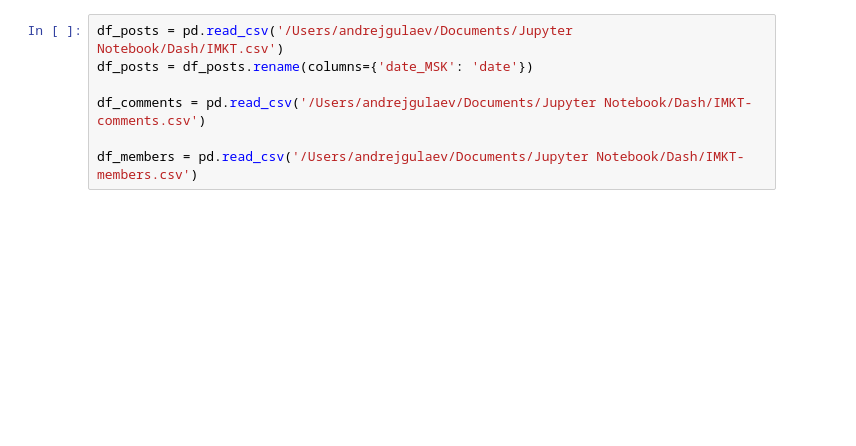
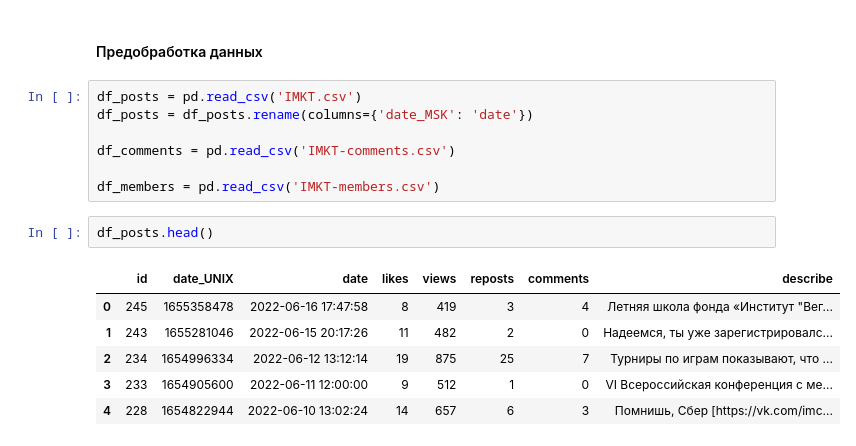
Before and after one commit to gulyaevAA/avito, a Jupyter notebook: Dash/Dashboard.ipynb, the cells around one changed output. Drawn from its saved outputs; the diff is of its cells as text; blank space fills up the shorter version.

```diff
--- a/Dash/Dashboard.ipynb
+++ b/Dash/Dashboard.ipynb
@@ -153,7 +19,18 @@ file_writer_members(all_members)
+# %% [markdown]
+#### Предобработка данных
 # %%
-df_posts = pd.read_csv('/Users/andrejgulaev/Documents/Jupyter Notebook/Dash/IMKT.csv')
+df_posts = pd.read_csv('IMKT.csv')
 df_posts = df_posts.rename(columns={'date_MSK': 'date'})
 
-df_comments = pd.read_csv('/Users/andrejgulaev/Documents/Jupyter Notebook/Dash/IMKT-comments.csv')
+df_comments = pd.read_csv('IMKT-comments.csv')
 
-df_members = pd.read_csv('/Users/andrejgulaev/Documents/Jupyter Notebook/Dash/IMKT-members.csv')
+df_members = pd.read_csv('IMKT-members.csv')
+# %%
+df_posts.head()
+# %% [output]
+|  | id | date_UNIX | date | likes | views | reposts | comments | describe |
+| 0 | 245 | 1655358478 | 2022-06-16 17:47:58 | 8 | 419 | 3 | 4 | Летняя школа фонда «Институт "Вег... |
+| 1 | 243 | 1655281046 | 2022-06-15 20:17:26 | 11 | 482 | 2 | 0 | Надеемся, ты уже зарегистрировалс... |
+| 2 | 234 | 1654996334 | 2022-06-12 13:12:14 | 19 | 875 | 25 | 7 | Турниры по играм показывают, что ... |
+| 3 | 233 | 1654905600 | 2022-06-11 12:00:00 | 9 | 512 | 1 | 0 | VI Всероссийская конференция с ме... |
+| 4 | 228 | 1654822944 | 2022-06-10 13:02:24 | 14 | 657 | 6 | 3 | Помнишь, Сбер [https://vk.com/imc... |
```
Also changed, not shown: parts of 22 cells of this notebook.
